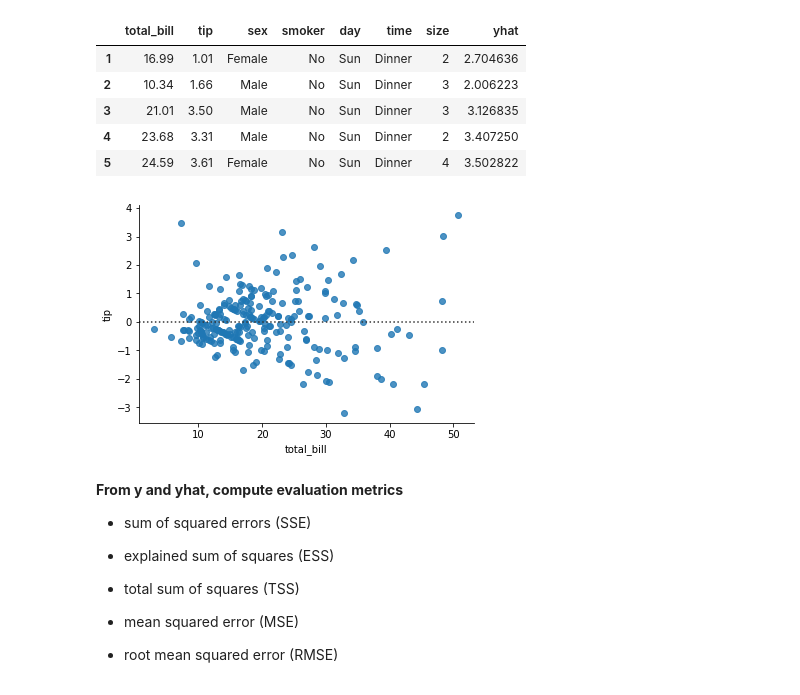
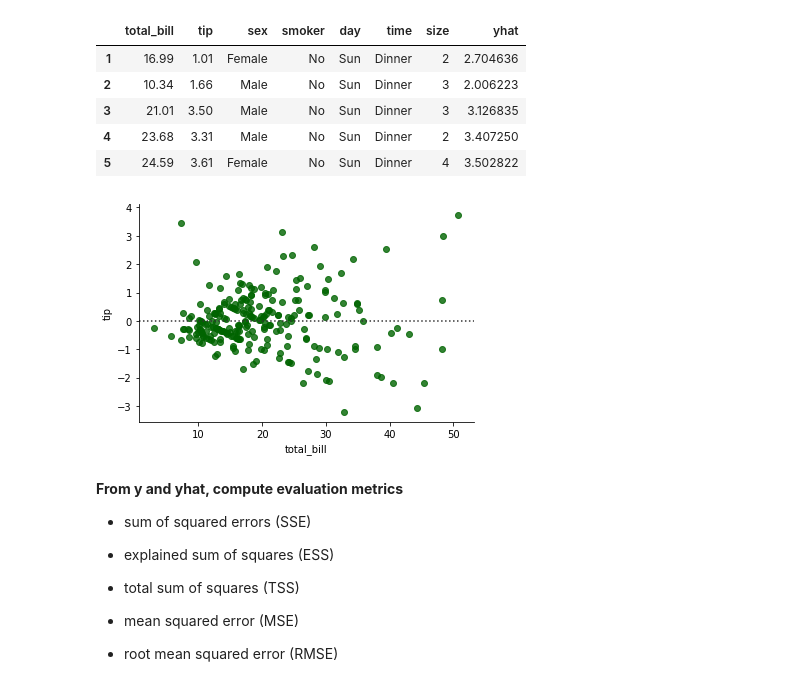
Before and after one commit to Jacqueline-A-Shay/ds-methodologies-exercises, a Jupyter notebook: regression/evaluate.ipynb, the cells around one changed output. Cells and saved outputs as stored; diff of their text form; code cells hidden in the pictures.

```diff
--- a/regression/evaluate.ipynb
+++ b/regression/evaluate.ipynb
@@ -320,16 +320,18 @@ tip.head()
 # %%
 # feature, the target, and the dataframe as input and returns a residual plot.
 
 # Import plotting modules
 import matplotlib.pyplot as plt
 import seaborn as sns
 
 # function takes in the feature, target, data_source to generate residual plot using sns
-def plot_residuals(x, y, dataframe):
-    sns.residplot(x, y, data = dataframe)
+def plot_residuals(x, y, df):
+    import matplotlib.pyplot as plt
+    import seaborn as sns
+    sns.residplot(x, y, data = df, color = "darkgreen")
 plot_residuals(tip.total_bill, tip.tip, tip)
 # %% [output]
-[figure, old version]
+[figure, new version]
 # %% [markdown]
 **From y and yhat, compute evaluation metrics**
 
```
Also changed, not shown: 2 other files.
